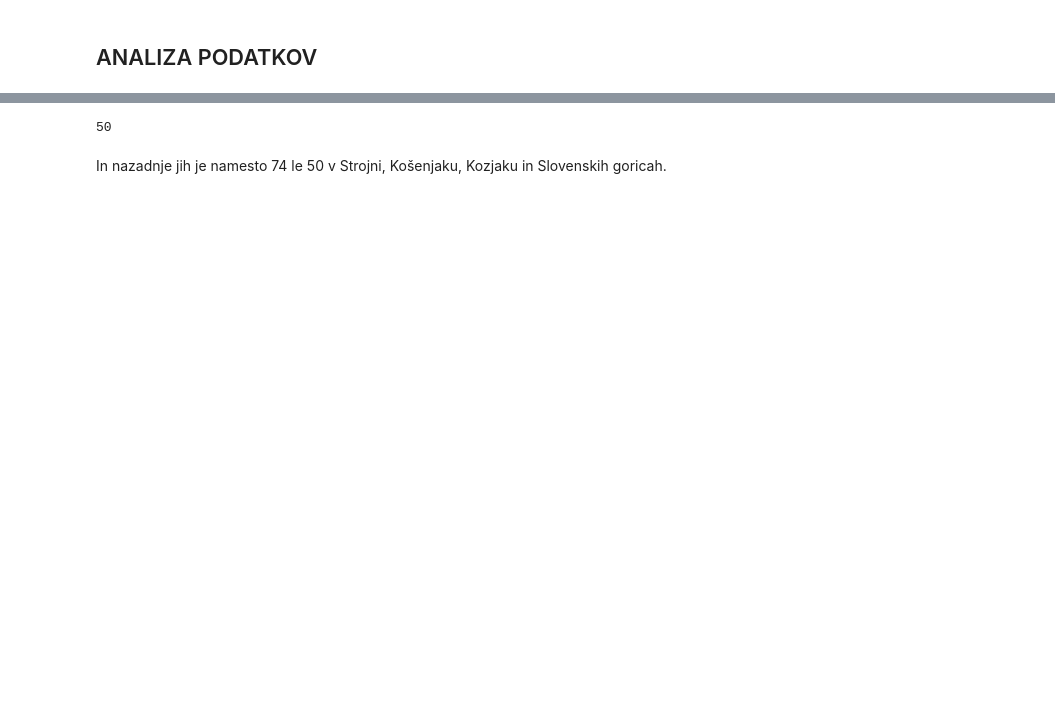
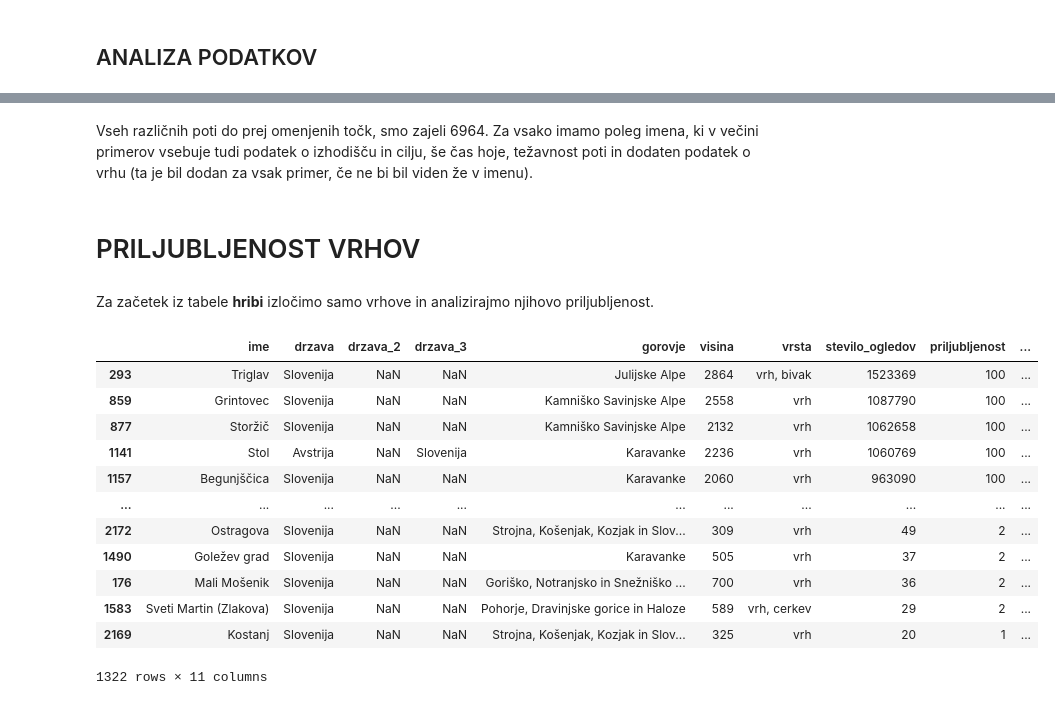
Before and after one commit to MancaMurn/Priljubljenost_slovenskih_gora, a Jupyter notebook: analiza.ipynb, the cells around one changed output, grey strips where cells are left out. Drawn from its saved outputs; the diff is of its cells as text; code cells hidden in the pictures; blank space fills up the shorter version.

```diff
--- a/analiza.ipynb
+++ b/analiza.ipynb
@@ -141,8 +58,24 @@ Namesto 143 jih je zgolj 91 v Škofjeloškem, Cerkljanskem hribovju in v Jelovic
-# %%
-skks = hribi[hribi.gorovje == 'Strojna, Košenjak, Kozjak in Slovenske gorice']
-st_skks = skks['ime'].count()
-st_skks
-# %% [output]
-50
-# %% [markdown]
-In nazadnje jih je namesto 74 le 50 v Strojni, Košenjaku, Kozjaku in Slovenskih goricah.
+# %% [markdown]
+Vseh različnih poti do prej omenjenih točk, smo zajeli 6964. Za vsako imamo poleg imena, ki v večini primerov vsebuje tudi podatek o izhodišču in cilju, še čas hoje, težavnost poti in dodaten podatek o vrhu (ta je bil dodan za vsak primer, če ne bi bil viden že v imenu).
+# %% [markdown]
+# PRILJUBLJENOST VRHOV
+# %% [markdown]
+Za začetek iz tabele **hribi** izločimo samo vrhove in analizirajmo njihovo priljubljenost.
+# %%
+tabela_vrhov = hribi[hribi.vrsta >= 'vrh']
+vrhovi_po_priljubljenosti = tabela_vrhov.sort_values(['priljubljenost', 'stevilo_ogledov'], ascending=[False, False])
+vrhovi_po_priljubljenosti
+# %% [output]
+|  | ime | drzava | drzava_2 | drzava_3 | gorovje | visina | vrsta | stevilo_ogledov | priljubljenost | ... |
+| 293 | Triglav | Slovenija | NaN | NaN | Julijske Alpe | 2864 | vrh, bivak | 1523369 | 100 | ... |
+| 859 | Grintovec | Slovenija | NaN | NaN | Kamniško Savinjske Alpe | 2558 | vrh | 1087790 | 100 | ... |
+| 877 | Storžič | Slovenija | NaN | NaN | Kamniško Savinjske Alpe | 2132 | vrh | 1062658 | 100 | ... |
+| 1141 | Stol | Avstrija | NaN | Slovenija | Karavanke | 2236 | vrh | 1060769 | 100 | ... |
+| 1157 | Begunjščica | Slovenija | NaN | NaN | Karavanke | 2060 | vrh | 963090 | 100 | ... |
+| ... | ... | ... | ... | ... | ... | ... | ... | ... | ... | ... |
+| 2172 | Ostragova | Slovenija | NaN | NaN | Strojna, Košenjak, Kozjak in Slov... | 309 | vrh | 49 | 2 | ... |
+| 1490 | Goležev grad | Slovenija | NaN | NaN | Karavanke | 505 | vrh | 37 | 2 | ... |
+| 176 | Mali Mošenik | Slovenija | NaN | NaN | Goriško, Notranjsko in Snežniško ... | 700 | vrh | 36 | 2 | ... |
+| 1583 | Sveti Martin (Zlakova) | Slovenija | NaN | NaN | Pohorje, Dravinjske gorice in Haloze | 589 | vrh, cerkev | 29 | 2 | ... |
+| 2169 | Kostanj | Slovenija | NaN | NaN | Strojna, Košenjak, Kozjak in Slov... | 325 | vrh | 20 | 1 | ... |
+1322 rows × 11 columns
```
Also changed, not shown: parts of 35 cells of this notebook.
